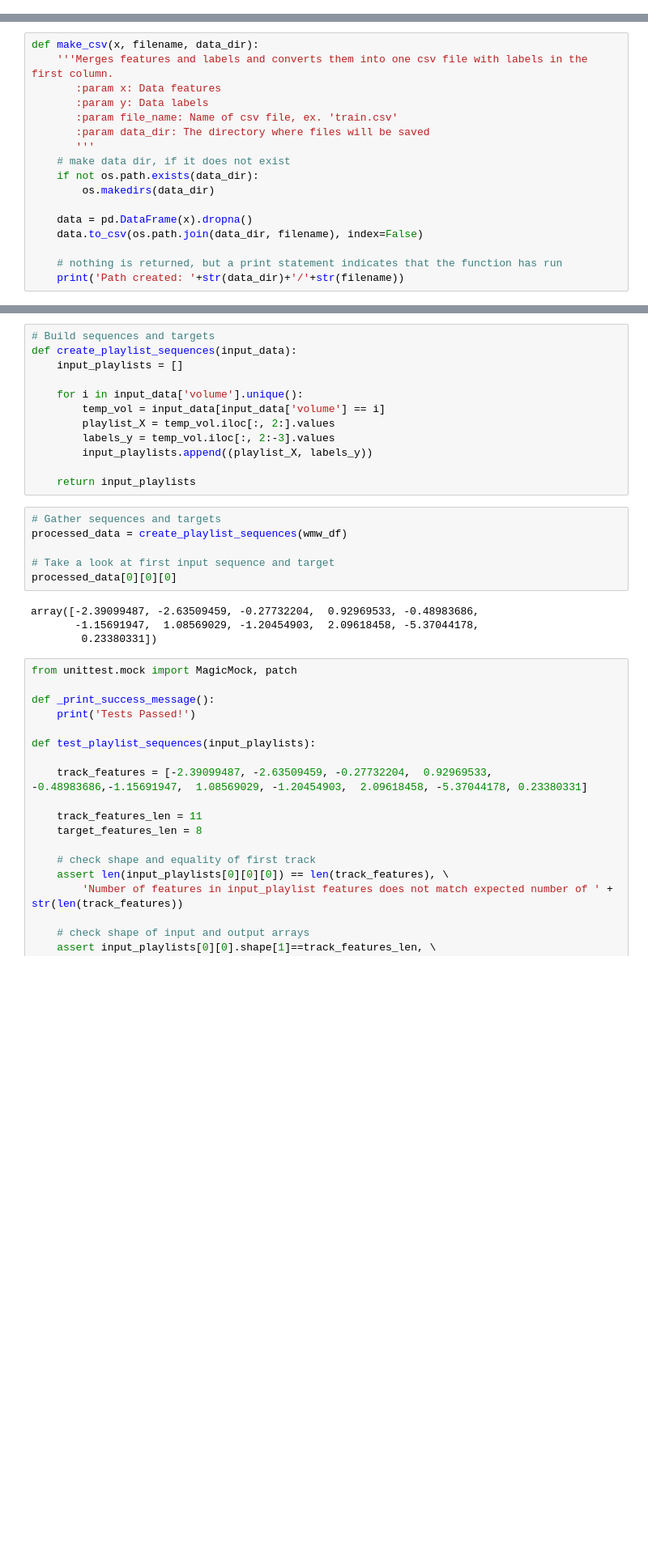
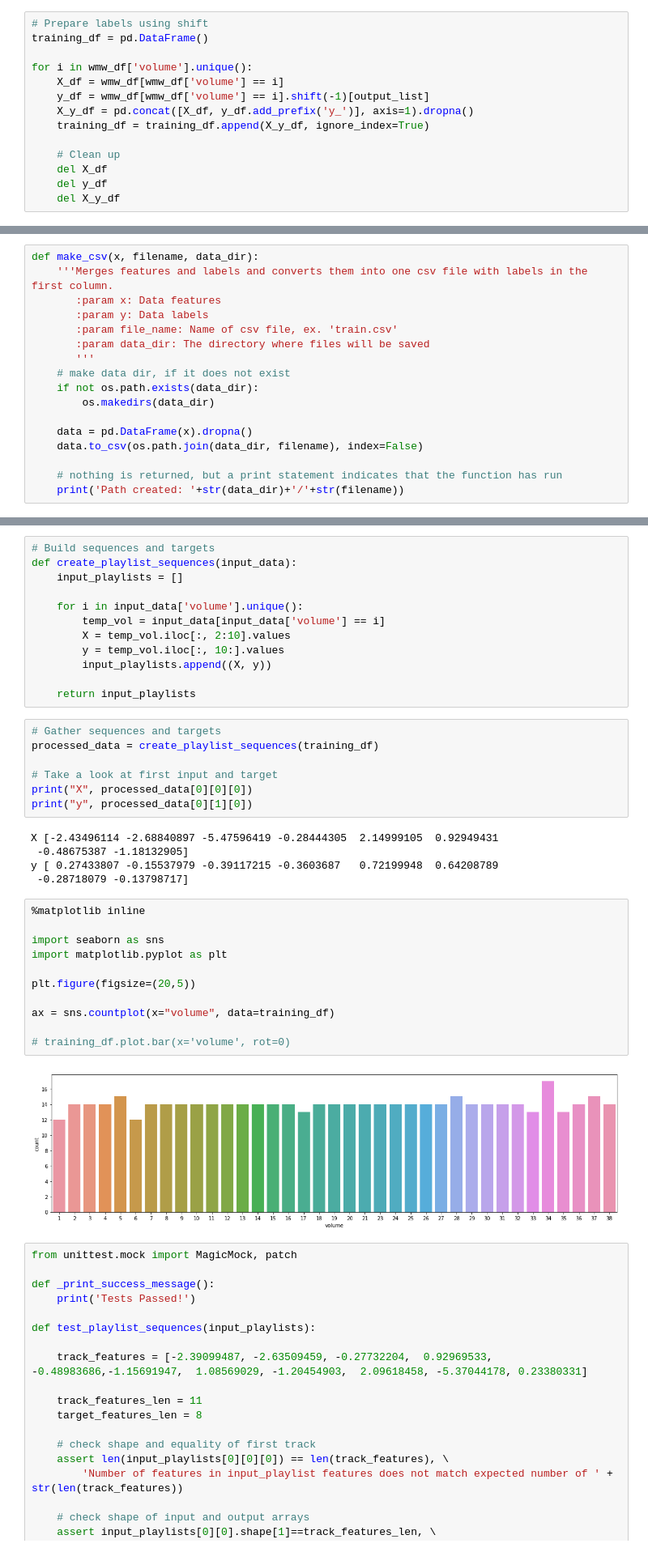
Before and after one commit to alistairwgillespie/wmw_deep_playlist_generator, a Jupyter notebook: 2_Feature Engineering.ipynb, the cells around one changed output, grey strips where cells are left out. Shown at 81% size. Saved outputs shown, nothing was run; the diff lists cells and outputs as text; blank space fills up the shorter version.

Commit message:
code: shift applied and prediction function working

```diff
--- a/2_Feature Engineering.ipynb
+++ b/2_Feature Engineering.ipynb
@@ -107,0 +116,14 @@ dump(standard_scaler, open('standard_features.pkl', 'wb'))
+# %%
+# Prepare labels using shift
+training_df = pd.DataFrame()
+
+for i in wmw_df['volume'].unique():
+    X_df = wmw_df[wmw_df['volume'] == i]
+    y_df = wmw_df[wmw_df['volume'] == i].shift(-1)[output_list]
+    X_y_df = pd.concat([X_df, y_df.add_prefix('y_')], axis=1).dropna()
+    training_df = training_df.append(X_y_df, ignore_index=True)
+
+    # Clean up
+    del X_df
+    del y_df
+    del X_y_df
@@ -136,21 +192,36 @@ def create_playlist_sequences(input_data):
 
     for i in input_data['volume'].unique():
         temp_vol = input_data[input_data['volume'] == i]
-        playlist_X = temp_vol.iloc[:, 2:].values
-        labels_y = temp_vol.iloc[:, 2:-3].values
-        input_playlists.append((playlist_X, labels_y))
+        X = temp_vol.iloc[:, 2:10].values
+        y = temp_vol.iloc[:, 10:].values
+        input_playlists.append((X, y))
 
     return input_playlists
 # %%
 # Gather sequences and targets
-processed_data = create_playlist_sequences(wmw_df)
+processed_data = create_playlist_sequences(training_df)
 
-# Take a look at first input sequence and target
-processed_data[0][0][0]
+# Take a look at first input and target
+print("X", processed_data[0][0][0])
+print("y", processed_data[0][1][0])
 # %% [output]
-array([-2.39099487, -2.63509459, -0.27732204,  0.92969533, -0.48983686,
-       -1.15691947,  1.08569029, -1.20454903,  2.09618458, -5.37044178,
-        0.23380331])
+X [-2.43496114 -2.68840897 -5.47596419 -0.28444305  2.14999105  0.92949431
+ -0.48675387 -1.18132905]
+y [ 0.27433807 -0.15537979 -0.39117215 -0.3603687   0.72199948  0.64208789
+ -0.28718079 -0.13798717]
+# %%
+%matplotlib inline
+
+import seaborn as sns
+import matplotlib.pyplot as plt
+
+plt.figure(figsize=(20,5))
+
+ax = sns.countplot(x="volume", data=training_df)
+
+# training_df.plot.bar(x='volume', rot=0)
+# %% [output]
+[figure, added]
 # %%
 from unittest.mock import MagicMock, patch
 
```
Also changed, not shown: parts of 10 cells of this notebook, 5 other files.
